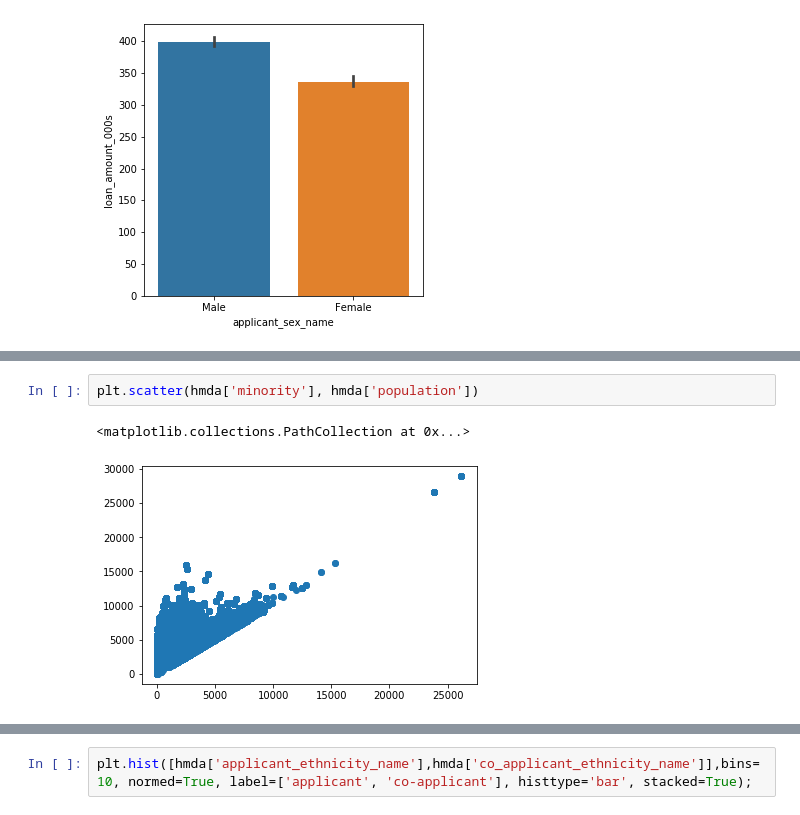
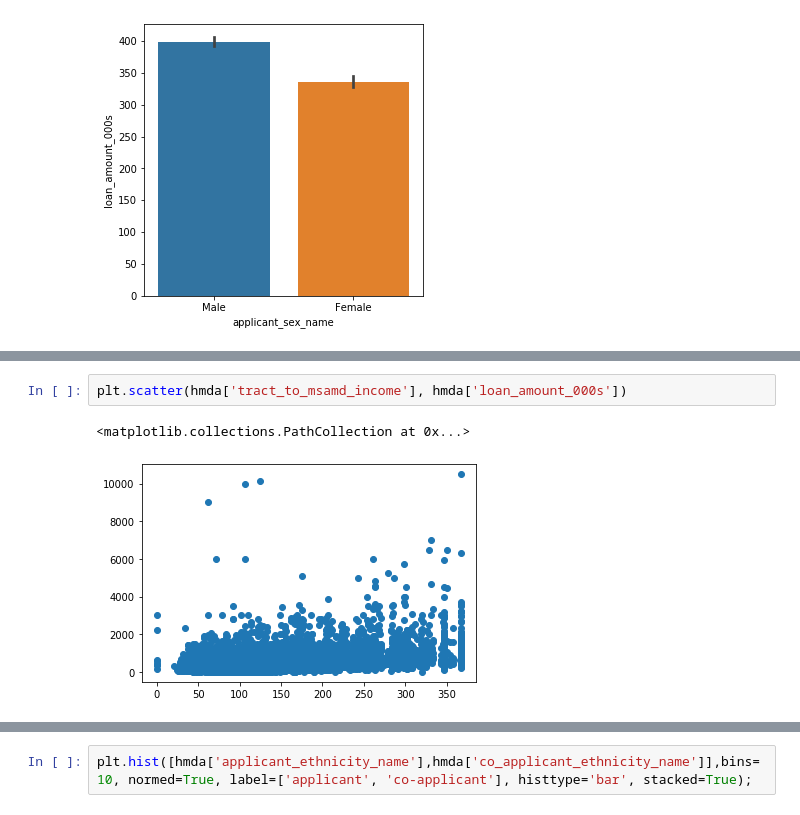
Before and after one commit to OracyC/Capstone-HMDA, a Jupyter notebook: EDA.ipynb, the cells around one changed output, grey strips where cells are left out. Drawn from its saved outputs; the diff is of its cells as text.

```diff
--- a/EDA.ipynb
+++ b/EDA.ipynb
@@ -161,8 +176,8 @@ plt.scatter(hmda['population'], hmda['loan_amount_000s'])
 # %%
-plt.scatter(hmda['minority'], hmda['population'])
+plt.scatter(hmda['tract_to_msamd_income'], hmda['loan_amount_000s'])
 # %% [output]
 <matplotlib.collections.PathCollection at 0x...>
-[figure, old version]
+[figure, new version]
 # %%
 plt.hist(hmda['applicant_sex_name']);
 # %% [output]
```
Also changed, not shown: parts of 16 cells of this notebook.
